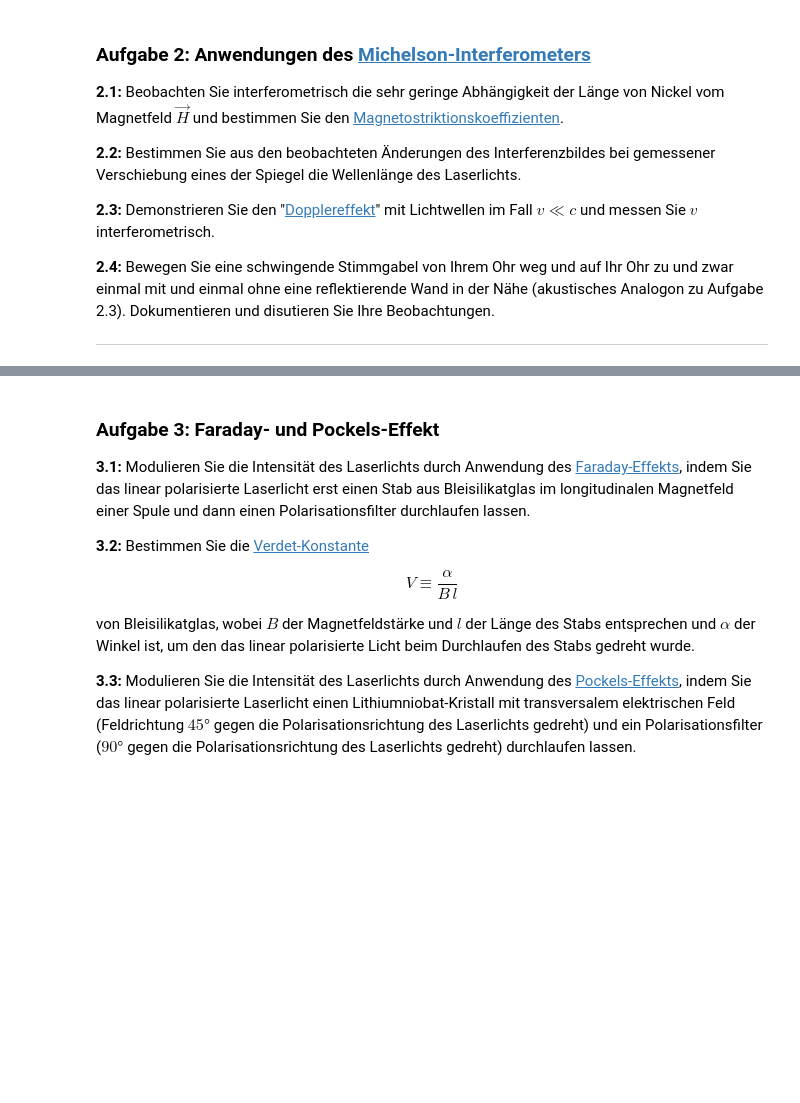
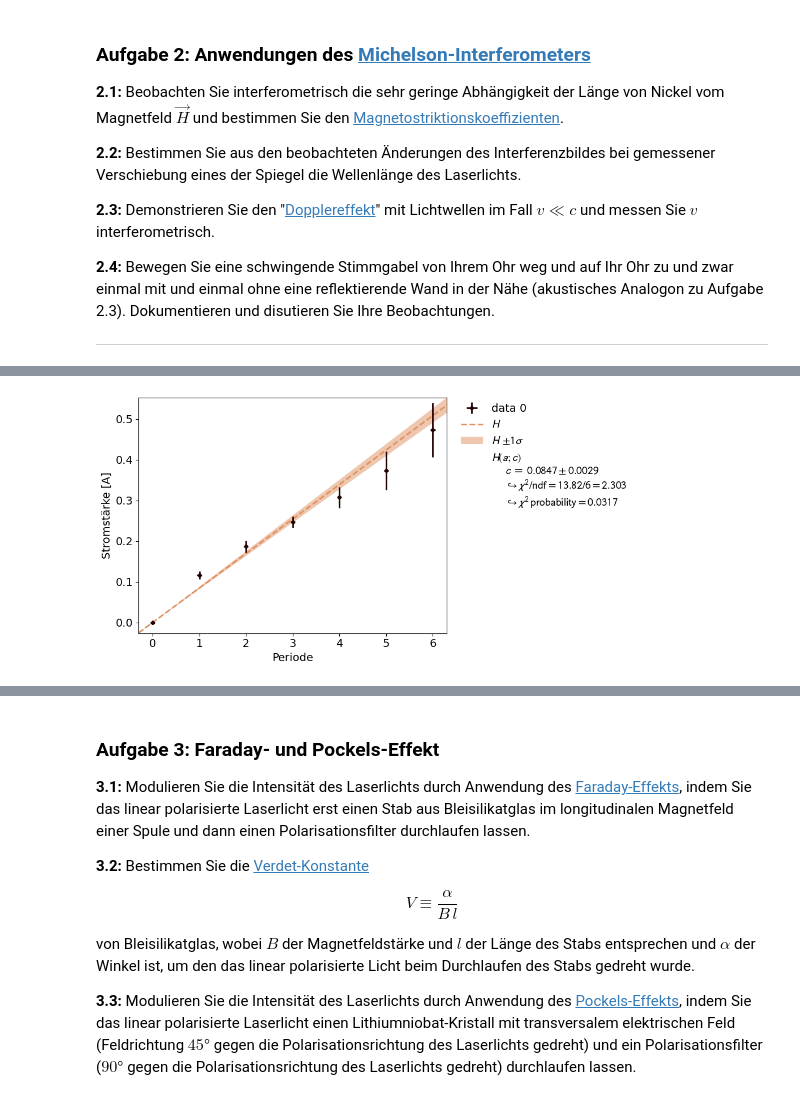
Before and after one commit to HerbertderGrosse/P2-sose-2024, a Jupyter notebook: Laser_Optik_Teil_B/Laser-Optik_Teil_B.ipynb, the cells around one changed output, grey strips where cells are left out. Drawn from its saved outputs; the diff is of its cells as text; code cells hidden in the pictures; blank space fills up the shorter version.

```diff
--- a/Laser_Optik_Teil_B/Laser-Optik_Teil_B.ipynb
+++ b/Laser_Optik_Teil_B/Laser-Optik_Teil_B.ipynb
@@ -197,0 +264,35 @@ jonahsmikros = [40.0,45.38,49.81,53.95,58.38,62.21,66.47,70.73]
+# %%
+mi = [[0,0.125,0.205,0.250,0.290,0.335],[0,0.113,0.175,0.232,0.285,0.330,0.389,0.426],[0,0.114,0.178],[0,0.115,0.189],[0,0.117,0.188,0.248,0.322,0.397,0.495],[0,0.112,0.185,0.256,0.332,0.431,0.536]]
+
+uncertain = 0.005
+
+max = 7
+
+ns = np.arange(max)
+
+means = []
+stds = []
+for messpunkt in range(max):
+    messpunkte = []
+    for messreihe in mi:
+        if len(messreihe)> messpunkt:
+            messpunkte.append(messreihe[messpunkt])
+    means.append(np.mean(messpunkte))
+    stds.append(np.std(messpunkte))
+
+
+def H(a,c):
+    return c*a
+
+cont = kafe2.XYContainer(ns,means)
+cont.add_error('x',0.05)
+cont.add_error('y',np.array(stds)+uncertain)
+contfit = kafe2.Fit(cont,H)
+contfit.do_fit()
+contplot = kafe2.Plot(contfit)
+contplot.y_label = 'Stromstärke [A]'
+contplot.x_label = 'Periode'
+contplot.plot()
+plt.show()
+# %% [output]
+[figure, added]
```
Also changed, not shown: parts of 29 cells of this notebook, 3 other files.
